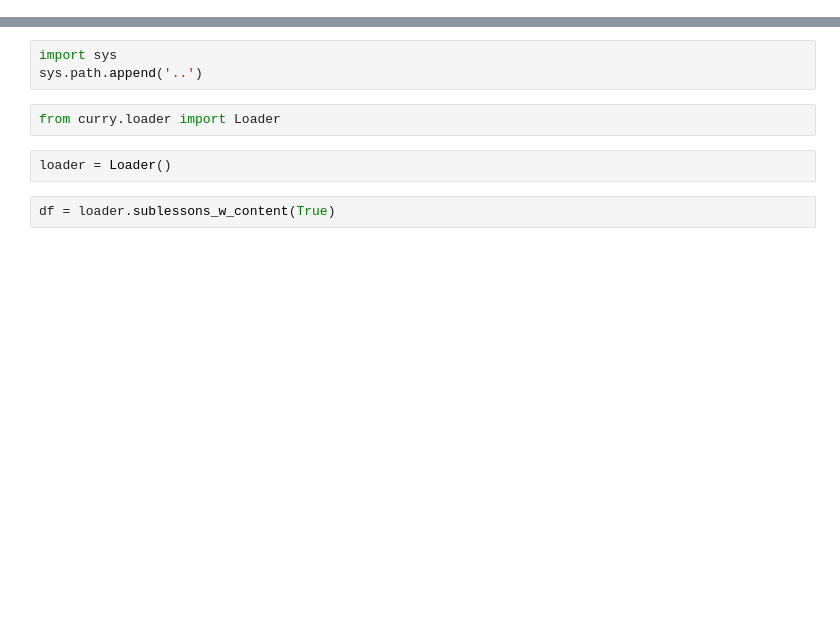
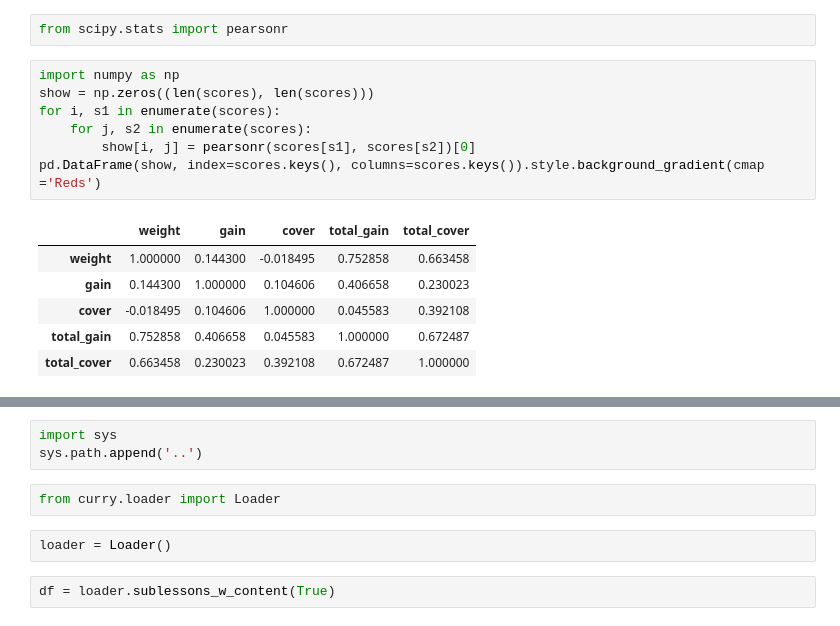
Before and after one commit to rxvl-d/curri, a Jupyter notebook: notebooks/scratch.ipynb, the cells around one changed output, grey strips where cells are left out. Cells and saved outputs as stored; diff of their text form; blank space fills up the shorter version.

```diff
--- a/notebooks/scratch.ipynb
+++ b/notebooks/scratch.ipynb
@@ -153,0 +253,16 @@ array([0, 1, 0, 0, 0, 0, 0, 0, 0, 0, 0, 0, 0, 0, 0, 0, 0, 0, 0, 0])
+# %%
+from scipy.stats import pearsonr
+# %%
+import numpy as np
+show = np.zeros((len(scores), len(scores)))
+for i, s1 in enumerate(scores):
+    for j, s2 in enumerate(scores):
+        show[i, j] = pearsonr(scores[s1], scores[s2])[0]
+pd.DataFrame(show, index=scores.keys(), columns=scores.keys()).style.background_gradient(cmap ='Reds')
+# %% [output]
+|  | weight | gain | cover | total_gain | total_cover |
+| weight | 1.000000 | 0.144300 | -0.018495 | 0.752858 | 0.663458 |
+| gain | 0.144300 | 1.000000 | 0.104606 | 0.406658 | 0.230023 |
+| cover | -0.018495 | 0.104606 | 1.000000 | 0.045583 | 0.392108 |
+| total_gain | 0.752858 | 0.406658 | 0.045583 | 1.000000 | 0.672487 |
+| total_cover | 0.663458 | 0.230023 | 0.392108 | 0.672487 | 1.000000 |
```
Also changed, not shown: parts of 90 cells of this notebook, 8 other files.
